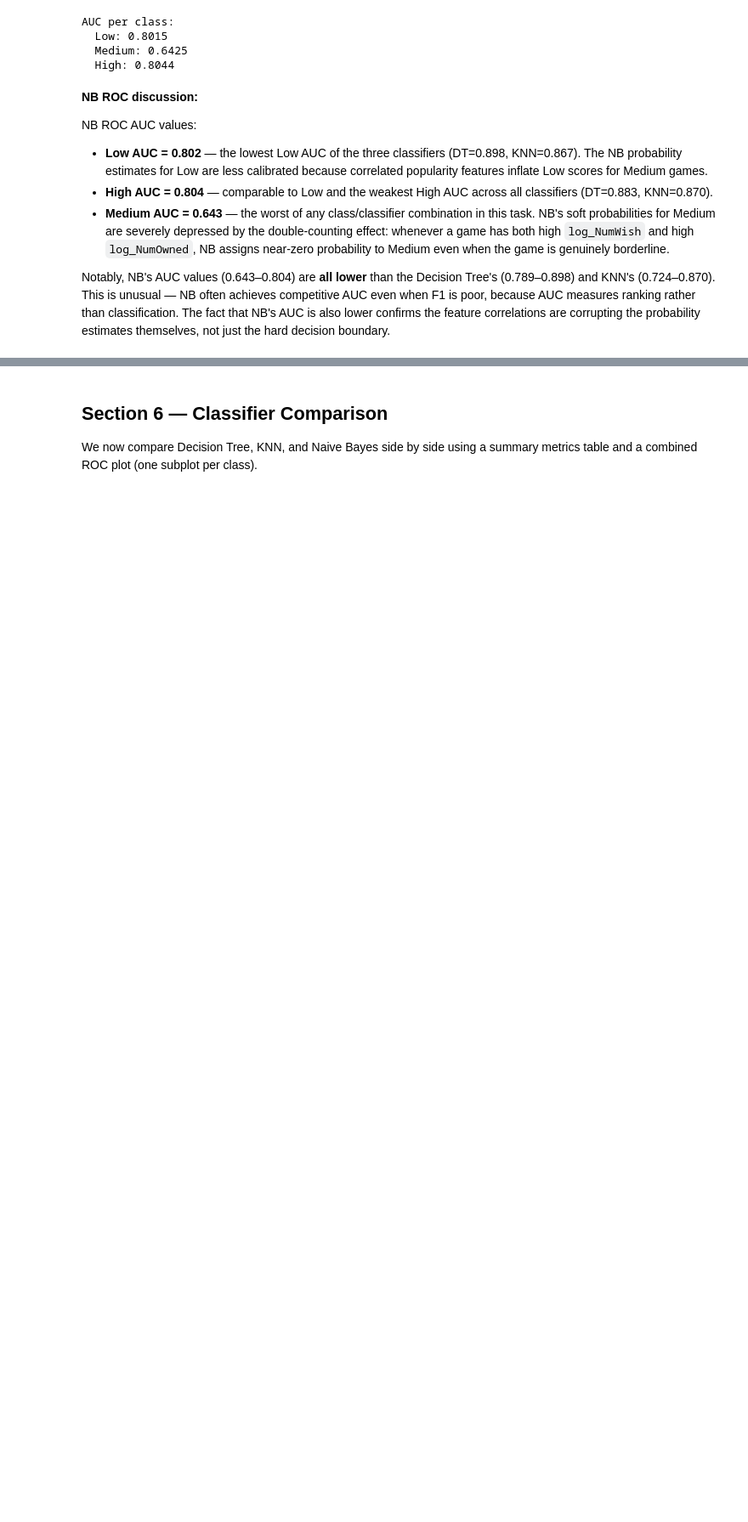
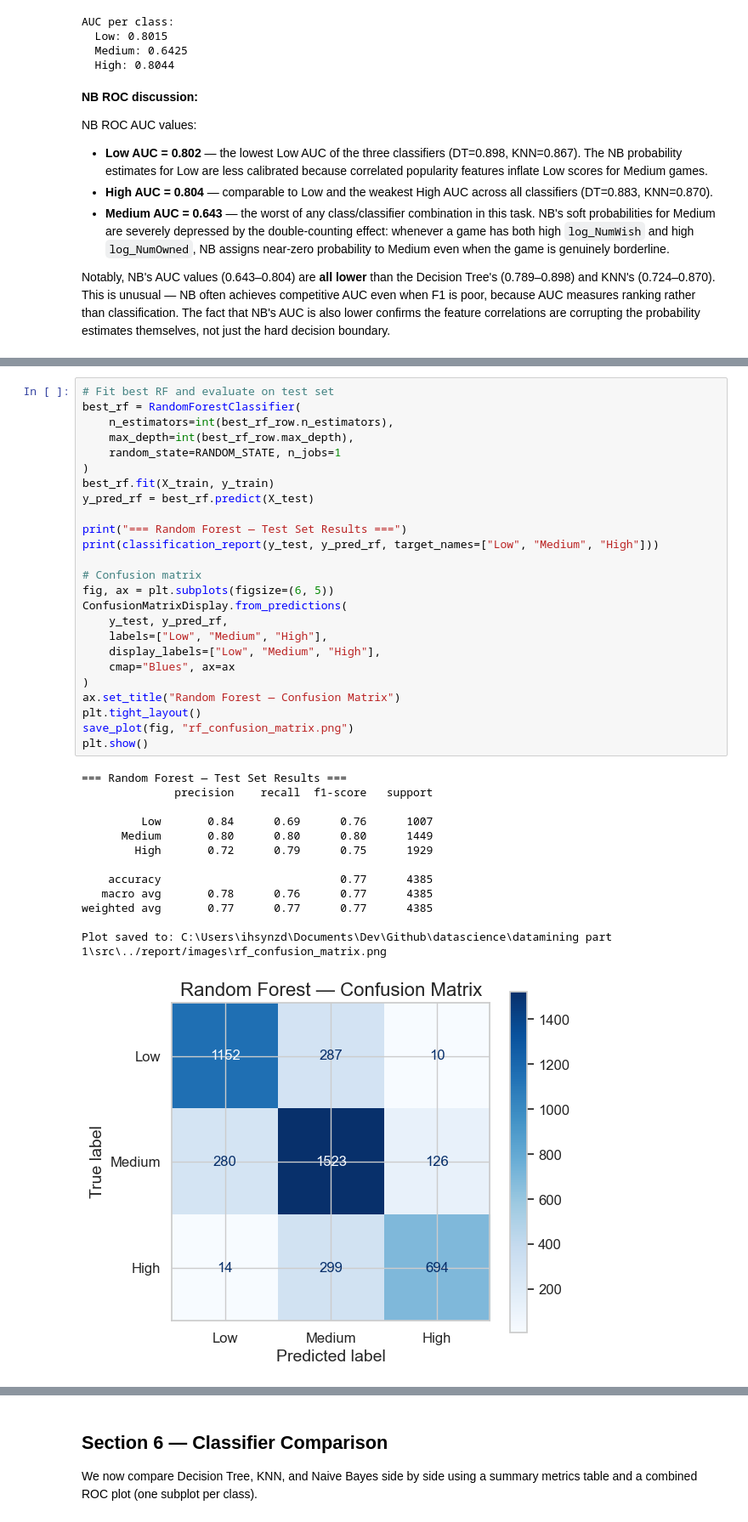
Before and after one commit to ihsynzd14/datamining_exam, a Jupyter notebook: datamining part 1/notebooks/03_classification_regression.ipynb, the cells around one changed output, grey strips where cells are left out. Shown at 85% size. Drawn from its saved outputs; the diff is of its cells as text; blank space fills up the shorter version.

```diff
--- a/datamining part 1/notebooks/03_classification_regression.ipynb
+++ b/datamining part 1/notebooks/03_classification_regression.ipynb
@@ -997,0 +1050,39 @@ the hard decision boundary.
+# %%
+# Fit best RF and evaluate on test set
+best_rf = RandomForestClassifier(
+    n_estimators=int(best_rf_row.n_estimators),
+    max_depth=int(best_rf_row.max_depth),
+    random_state=RANDOM_STATE, n_jobs=1
+)
+best_rf.fit(X_train, y_train)
+y_pred_rf = best_rf.predict(X_test)
+
+print("=== Random Forest — Test Set Results ===")
+print(classification_report(y_test, y_pred_rf, target_names=["Low", "Medium", "High"]))
+
+# Confusion matrix
+fig, ax = plt.subplots(figsize=(6, 5))
+ConfusionMatrixDisplay.from_predictions(
+    y_test, y_pred_rf,
+    labels=["Low", "Medium", "High"],
+    display_labels=["Low", "Medium", "High"],
+    cmap="Blues", ax=ax
+)
+ax.set_title("Random Forest — Confusion Matrix")
+plt.tight_layout()
+save_plot(fig, "rf_confusion_matrix.png")
+plt.show()
+# %% [output]
+=== Random Forest — Test Set Results ===
+              precision    recall  f1-score   support
+
+         Low       0.84      0.69      0.76      1007
+      Medium       0.80      0.80      0.80      1449
+        High       0.72      0.79      0.75      1929
+
+    accuracy                           0.77      4385
+   macro avg       0.78      0.76      0.77      4385
+weighted avg       0.77      0.77      0.77      4385
+
+Plot saved to: C:\Users\ihsynzd\Documents\Dev\Github\datascience\datamining part 1\src\../report/images\rf_confusion_matrix.png
+[figure, added]
```
Also changed, not shown: parts of 10 cells of this notebook, 7 other files.
